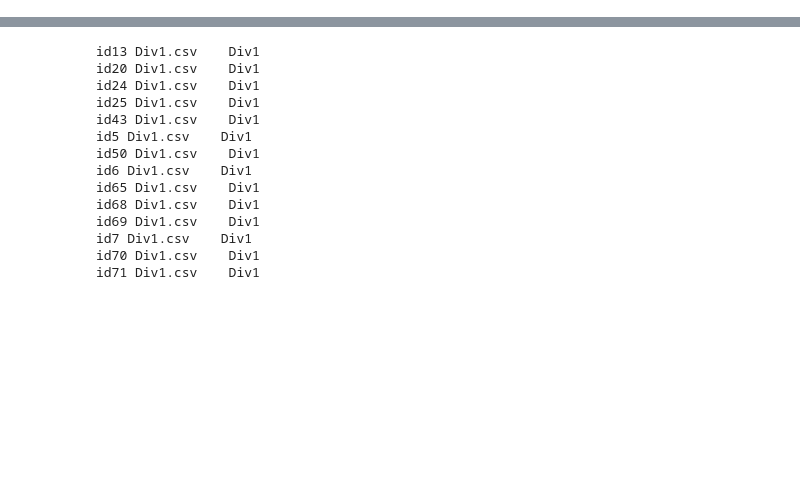
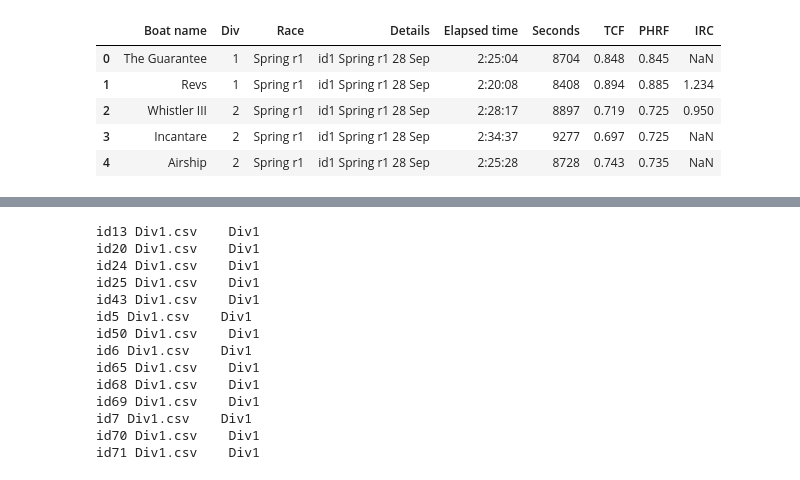
Before and after one commit to drphilbishop/RPNYC_race_analysis, a Jupyter notebook: testAnalysis.ipynb, the cells around one changed output, grey strips where cells are left out. Saved outputs shown, nothing was run; the diff lists cells and outputs as text; code cells hidden in the pictures; blank space fills up the shorter version.

```diff
--- a/testAnalysis.ipynb
+++ b/testAnalysis.ipynb
@@ -25,0 +21,13 @@ filenames = os.listdir(datapath)
+# %%
+#data = pd.read_csv("C:\\Phil\\My Dropbox\\Sailing cmte\\Handicapping\\2013-14 season\\Proc'd CSVs\\All divs championship.csv", sep=',',index_col=[0,1,2])
+data = pd.read_csv(datapath + "All divs championship.csv", sep=',')
+
+#data.sort(['Boat name'])
+data.head()
+# %% [output]
+|  | Boat name | Div | Race | Details | Elapsed time | Seconds | TCF | PHRF | IRC |
+| 0 | The Guarantee | 1 | Spring r1 | id1 Spring r1 28 Sep | 2:25:04 | 8704 | 0.848 | 0.845 | NaN |
+| 1 | Revs | 1 | Spring r1 | id1 Spring r1 28 Sep | 2:20:08 | 8408 | 0.894 | 0.885 | 1.234 |
+| 2 | Whistler III | 2 | Spring r1 | id1 Spring r1 28 Sep | 2:28:17 | 8897 | 0.719 | 0.725 | 0.950 |
+| 3 | Incantare | 2 | Spring r1 | id1 Spring r1 28 Sep | 2:34:37 | 9277 | 0.697 | 0.725 | NaN |
+| 4 | Airship | 2 | Spring r1 | id1 Spring r1 28 Sep | 2:25:28 | 8728 | 0.743 | 0.735 | NaN |
```
Also changed, not shown: parts of 3 cells of this notebook, 2 other files.
